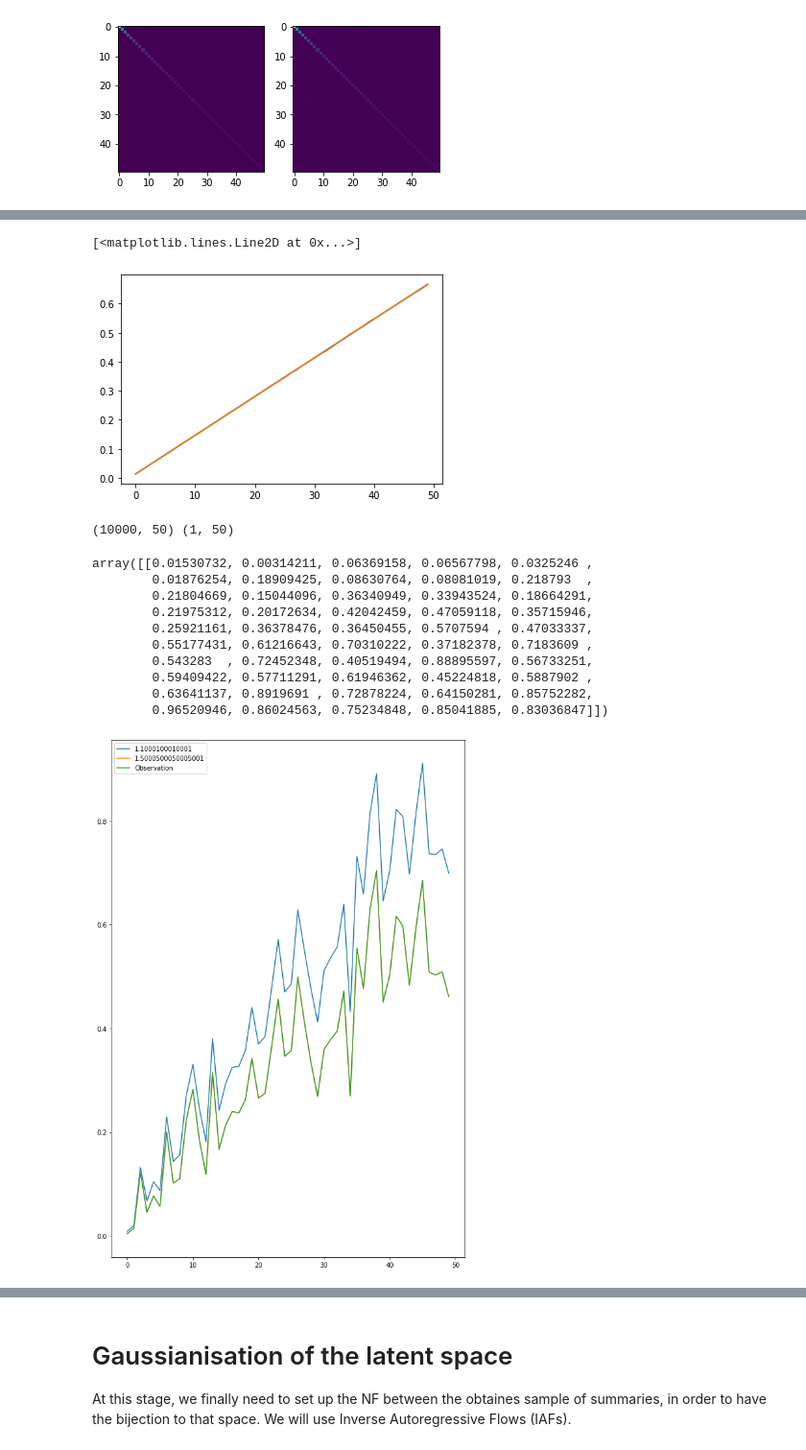
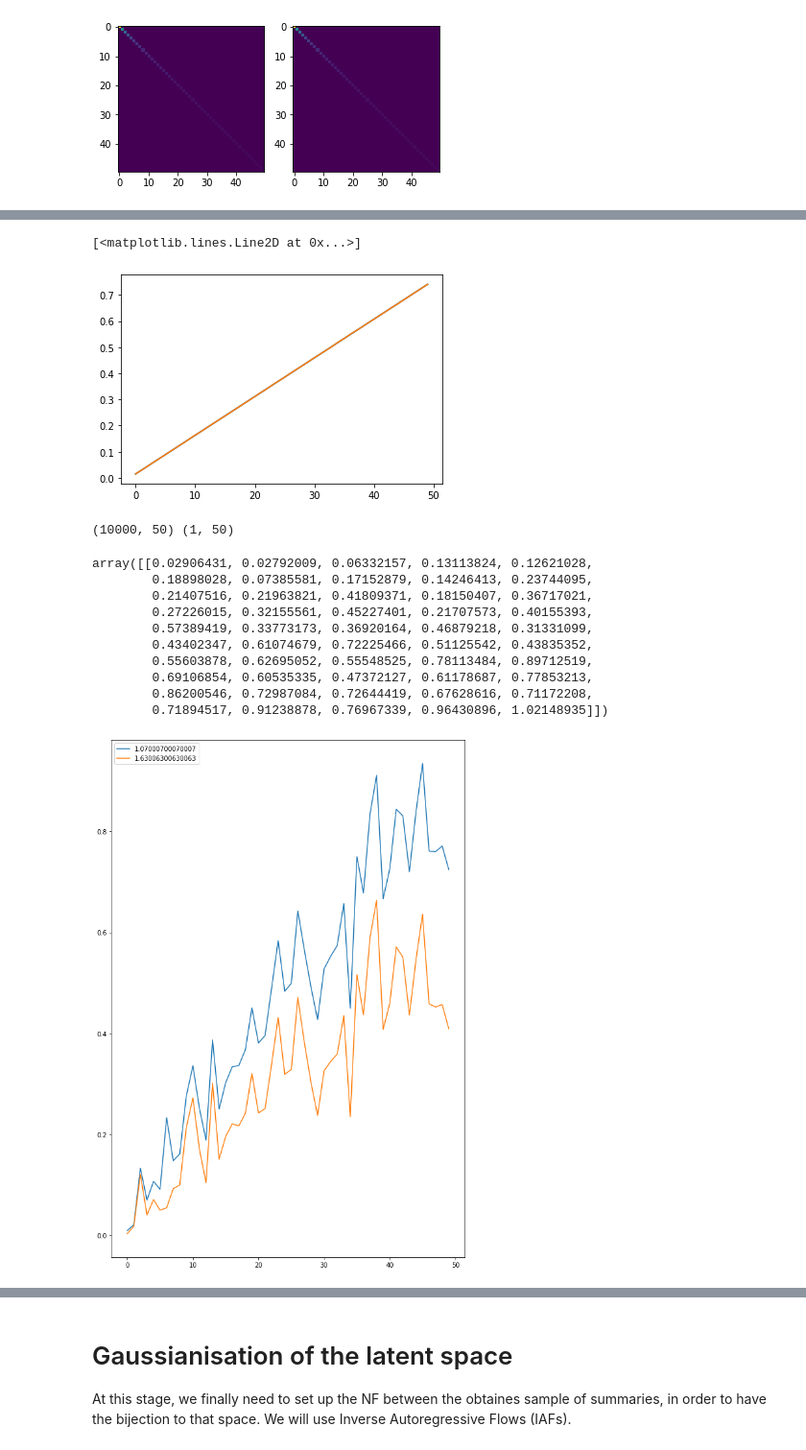
Before and after one commit to dpiras/pydelfi, a Jupyter notebook: examples/GLC_1D_with_score_compression_newds.ipynb, the cells around one changed output, grey strips where cells are left out. Shown: that part at 96% size. Saved outputs shown, nothing was run; the diff lists cells and outputs as text; code cells hidden in the pictures.

Commit message:
Some encouraging plots; updated notebooks

```diff
--- a/examples/GLC_1D_with_score_compression_newds.ipynb
+++ b/examples/GLC_1D_with_score_compression_newds.ipynb
@@ -25,11 +25,11 @@ tfb = tfp.bijectors
 # %%
 # we define a few hyper parameters here
 np.random.seed(13)
-n = 10000 # total number of data points for NF
+n = 1000 # total number of data points for NF
 n_sims = 10000  # total number of points for drawing
 n_class = 1 # number of different cosmologies for the training
-q_prior = np.linspace(1.0, 2.0, n_sims) #np.random.uniform(0, 1, n)
-q_fid = np.asarray([1.5]) #np.random.uniform(0, 1, 1)
+q_prior = np.linspace(1.0, 1.7, n_sims) #np.random.uniform(0, 1, n)
+q_fid = np.asarray([1.35]) #np.random.uniform(0, 1, 1)
 # %%
 q_fid
 # %% [output]
@@ -100,12 +100,13 @@ ax.plot(np.arange(n_vec), mu)
 ax.plot(np.arange(n_vec), mu_)
 # %% [output]
 [<matplotlib.lines.Line2D at 0x...>]
-[figure, old version]
+[figure, new version]
 # %%
 # we now create the data needed for the normalising flow
 # we create the observed data point, for now at the fiducial value of q
 #q_fid = q_fid  # new observation, different from the compression
-q_fid_obs = 1.2
+np.random.seed(13)
+q_fid_obs = 1.1
 d_vec_obs = np.zeros((1, n_vec))
 for j in range(1, n_vec+1):
     d_vec_obs[0, j-1] = np.random.gamma(j / q_fid_obs**2, q_fid_obs / n_vec)
@@ -124,16 +125,16 @@ print(d_vec_q.shape, d_vec_obs.shape)
 # %%
 d_vec_obs
 # %% [output]
-array([[0.01530732, 0.00314211, 0.06369158, 0.06567798, 0.0325246 ,
-        0.01876254, 0.18909425, 0.08630764, 0.08081019, 0.218793  ,
-        0.21804669, 0.15044096, 0.36340949, 0.33943524, 0.18664291,
-        0.21975312, 0.20172634, 0.42042459, 0.47059118, 0.35715946,
-        0.25921161, 0.36378476, 0.36450455, 0.5707594 , 0.47033337,
-        0.55177431, 0.61216643, 0.70310222, 0.37182378, 0.7183609 ,
-        0.543283  , 0.72452348, 0.40519494, 0.88895597, 0.56733251,
-        0.59409422, 0.57711291, 0.61946362, 0.45224818, 0.5887902 ,
-        0.63641137, 0.8919691 , 0.72878224, 0.64150281, 0.85752282,
-        0.96520946, 0.86024563, 0.75234848, 0.85041885, 0.83036847]])
+array([[0.02906431, 0.02792009, 0.06332157, 0.13113824, 0.12621028,
+        0.18898028, 0.07385581, 0.17152879, 0.14246413, 0.23744095,
+        0.21407516, 0.21963821, 0.41809371, 0.18150407, 0.36717021,
+        0.27226015, 0.32155561, 0.45227401, 0.21707573, 0.40155393,
+        0.57389419, 0.33773173, 0.36920164, 0.46879218, 0.31331099,
+        0.43402347, 0.61074679, 0.72225466, 0.51125542, 0.43835352,
+        0.55603878, 0.62695052, 0.55548525, 0.78113484, 0.89712519,
+        0.69106854, 0.60535335, 0.47372127, 0.61178687, 0.77853213,
+        0.86200546, 0.72987084, 0.72644419, 0.67628616, 0.71172208,
+        0.71894517, 0.91238878, 0.76967339, 0.96430896, 1.02148935]])
 # %%
 # we create here the data to compress and to feed to the NF
 d_vec = np.zeros((n, n_vec))
@@ -157,15 +158,15 @@ for _ in range(1):
 # %%
 # we plot a few things to make sure everything is good
 plt.figure(figsize=(10, 15))
-for index in [1000, 5000]:
+for index in [1000, 9000]:
     plt.plot(np.arange(n_vec), d_vec_q[index], label=q_prior[index])
     #print(d_vec_q[index][40])
 #for index in range(n):
 #    plt.plot(np.arange(n_vec), d_vec[index],)
-plt.plot(np.arange(n_vec), d_vec_q_shift[0], label='Observation')
+#plt.plot(np.arange(n_vec), d_vec_q_shift[0], label='Observation')
 plt.legend();
 # %% [output]
-[figure, old version]
+[figure, new version]
 # %%
 # we need to retrieve all the needed summaries here, so:
 # 1) the summaries of the fixed noise vectors
```
Also changed, not shown: parts of 29 cells of this notebook, 7 other files.
